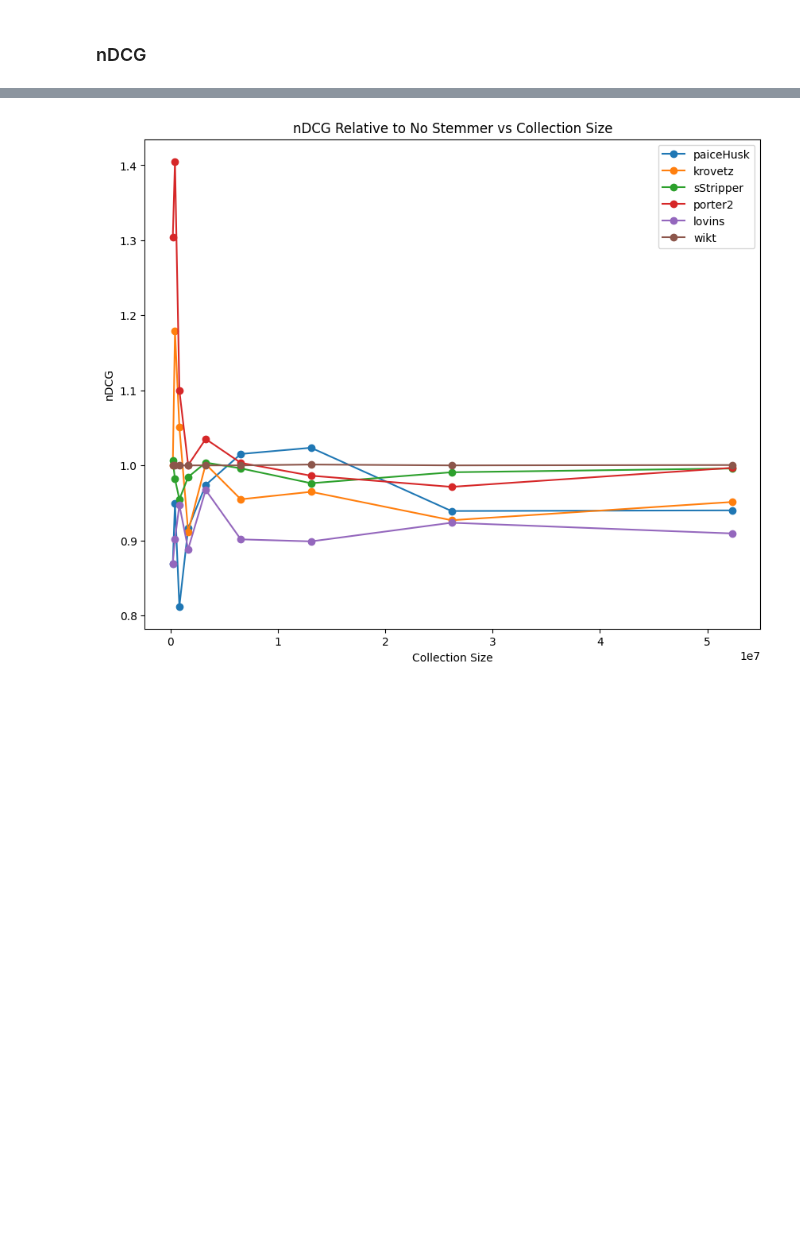
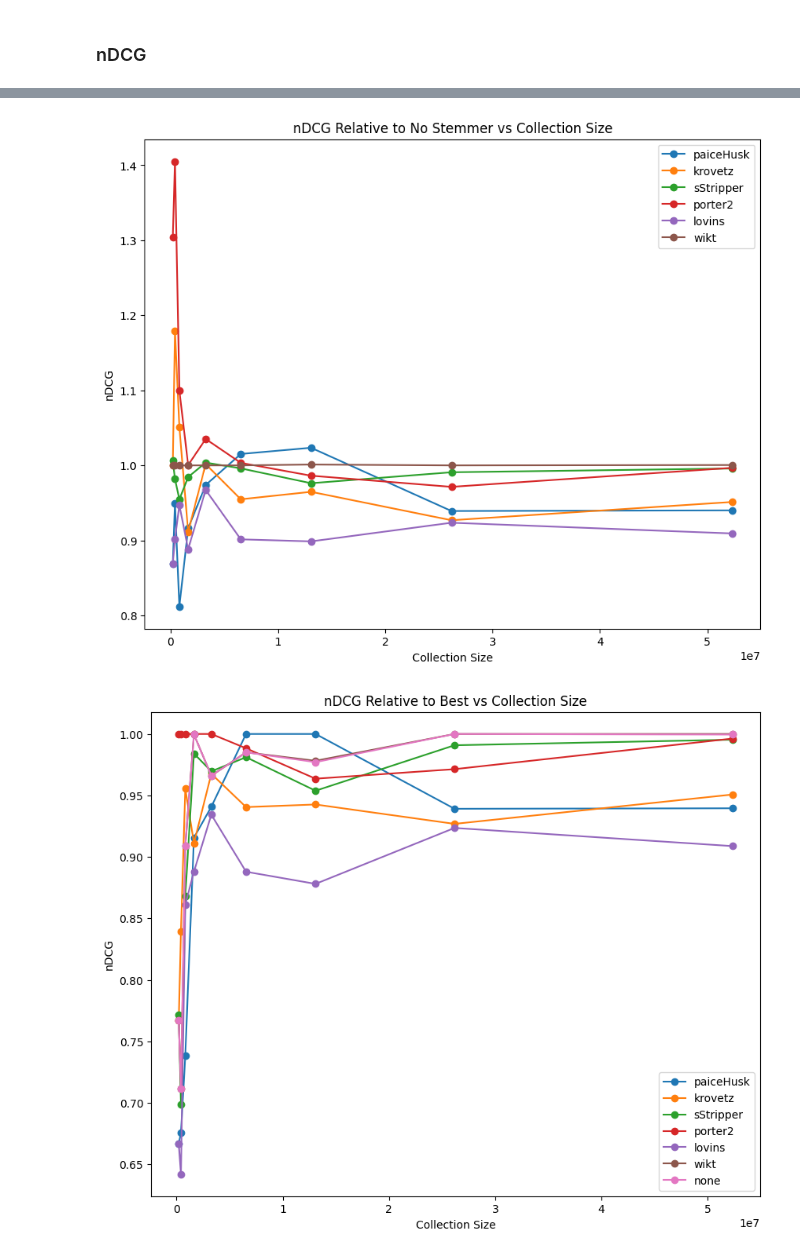
Before and after one commit to Axiomatic314/Stemming, a Jupyter notebook: clueweb.ipynb, the cells around one changed output, grey strips where cells are left out. Drawn from its saved outputs; the diff is of its cells as text; code cells hidden in the pictures; blank space fills up the shorter version.

```diff
--- a/clueweb.ipynb
+++ b/clueweb.ipynb
@@ -136,3 +168,9 @@ plt.show()
 ### nDCG
 # %%
 nDCG = clueweb_2013[clueweb_2013["measure"]=="nDCG"]
+# %%
+best_nDCG = list()
+for n in collection_n_values:
+    target_data = nDCG[nDCG["n"] == n]
+    best_nDCG.append(target_data["value"].max())
+display(best_nDCG)
@@ -139,33 +187,48 @@ nDCG = clueweb_2013[clueweb_2013["measure"]=="nDCG"]
 # %%
 plt.figure(figsize=(10,8))
 for stemmer in labels:
     target_data = nDCG[nDCG["stemmer"] == stemmer]
     plt.plot(target_data["size"], target_data["value"], "o-", label=stemmer)
 
 plt.title("nDCG vs Collection Size")
 plt.xlabel("Collection Size")
 plt.ylabel("nDCG")
 plt.legend()
 plt.show()
 
 # ----------------------------------------------------------------------
 
 plt.figure(figsize=(10,8))
 none_values = np.array(nDCG[nDCG["stemmer"] == stemmer]["value"])
 for stemmer in labels:
     if stemmer == "none": continue
     target_data = nDCG[nDCG["stemmer"] == stemmer]
     target_values = np.array(target_data["value"])/none_values
     plt.plot(target_data["size"], target_values, "o-", label=stemmer)
 
 plt.title("nDCG Relative to No Stemmer vs Collection Size")
 plt.xlabel("Collection Size")
 plt.ylabel("nDCG")
 plt.legend()
 plt.show()
+
+# ----------------------------------------------------------------------
+
+plt.figure(figsize=(10,8))
+for stemmer in labels:
+    target_data = nDCG[nDCG["stemmer"] == stemmer]
+    target_values = np.array(target_data["value"])/best_nDCG
+    plt.plot(target_data["size"], target_values, "o-", label=stemmer)
+
+plt.title("nDCG Relative to Best vs Collection Size")
+plt.xlabel("Collection Size")
+plt.ylabel("nDCG")
+plt.legend()
+plt.show()
 # %% [output]
 [figure]
 [figure]
+[figure, added]
 # %%
 plt.figure(figsize=(10,8))
 for stemmer in labels:
```
Also changed, not shown: parts of 4 cells of this notebook.
